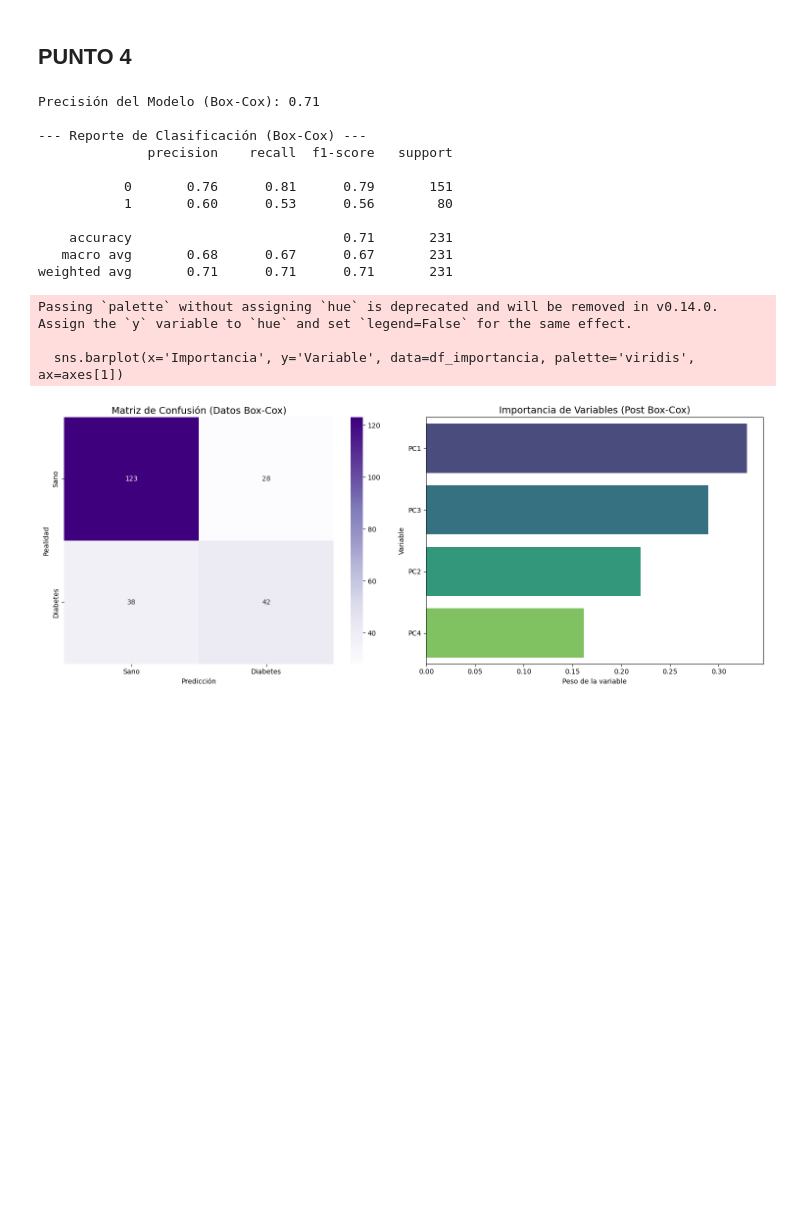
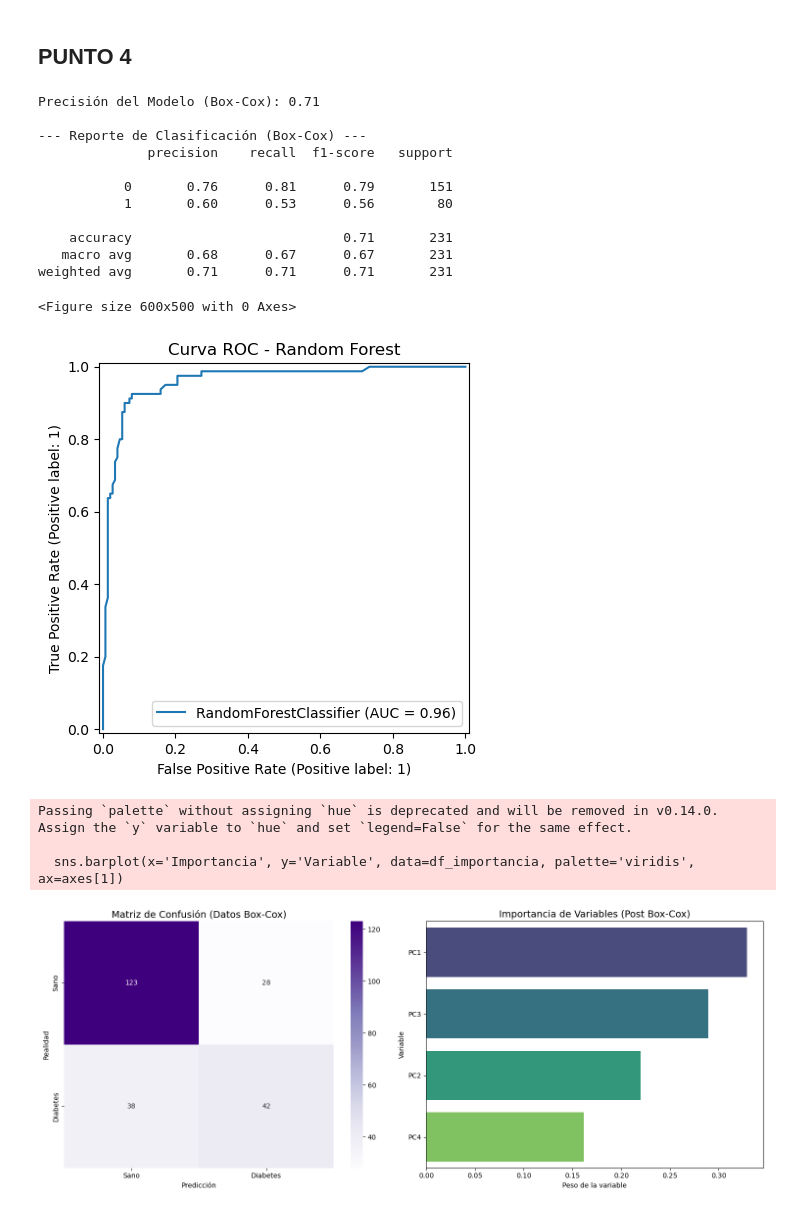
Before and after one commit to JeroXx11/Proyecto-3, a Jupyter notebook: Proyecto3.ipynb, the cells around one changed output. Saved outputs shown, nothing was run; the diff lists cells and outputs as text; code cells hidden in the pictures; blank space fills up the shorter version.

```diff
--- a/Proyecto3.ipynb
+++ b/Proyecto3.ipynb
@@ -443,7 +443,7 @@ display(df_final)
 # %% [markdown]
 ## PUNTO 4 ##
 # %%
-# --- PUNTO 3: MODELO DE CLASIFICACIÓN (Random Forest) ---
+# --- PUNTO 4: MODELO DE CLASIFICACIÓN (Random Forest) ---
 # 1. Preparación de los datos
 # Usamos las variables transformadas (_boxcox)
 vars_boxcox = ['PC1', 'PC2', 'PC3', 'PC4',]
@@ -461,13 +461,20 @@ rf_boxcox_model.fit(X_train, y_train)
 # 3. Predicciones
 y_pred_boxcox = rf_boxcox_model.predict(X_test)
 
-# --- RESULTADOS PARA TU ARTÍCULO ---
+# --- RESULTADOS ---
 
 # A. Métricas Numéricas
 acc_boxcox = accuracy_score(y_test, y_pred_boxcox)
 print(f"Precisión del Modelo (Box-Cox): {acc_boxcox:.2f}")
 print("\n--- Reporte de Clasificación (Box-Cox) ---")
 print(classification_report(y_test, y_pred_boxcox))
+
+# Curva ROC
+# ------------------------------------------------------------
+plt.figure(figsize=(6,5))
+RocCurveDisplay.from_estimator(rf, X_test, y_test)
+plt.title("Curva ROC - Random Forest")
+plt.show()
 
 # B. Gráficos Comparativos
 fig, axes = plt.subplots(1, 2, figsize=(15, 6))
@@ -476,34 +483,36 @@ fig, axes = plt.subplots(1, 2, figsize=(15, 6))
 cm = confusion_matrix(y_test, y_pred_boxcox)
 sns.heatmap(cm, annot=True, fmt='d', cmap='Purples', ax=axes[0],
             xticklabels=['Sano', 'Diabetes'], yticklabels=['Sano', 'Diabetes'])
 axes[0].set_title('Matriz de Confusión (Datos Box-Cox)', fontsize=14)
 axes[0].set_xlabel('Predicción')
 axes[0].set_ylabel('Realidad')
 
 # Gráfico 2: Importancia de las Variables
 importancias = rf_boxcox_model.feature_importances_
 df_importancia = pd.DataFrame({'Variable': vars_boxcox, 'Importancia': importancias})
 df_importancia = df_importancia.sort_values('Importancia', ascending=False)
 
 sns.barplot(x='Importancia', y='Variable', data=df_importancia, palette='viridis', ax=axes[1])
 axes[1].set_title('Importancia de Variables (Post Box-Cox)', fontsize=14)
 axes[1].set_xlabel('Peso de la variable')
 
 plt.tight_layout()
 plt.show()
 # %% [output]
 Precisión del Modelo (Box-Cox): 0.71
 
 --- Reporte de Clasificación (Box-Cox) ---
               precision    recall  f1-score   support
 
            0       0.76      0.81      0.79       151
            1       0.60      0.53      0.56        80
 
     accuracy                           0.71       231
    macro avg       0.68      0.67      0.67       231
 weighted avg       0.71      0.71      0.71       231
-Passing `palette` without assigning `hue` is deprecated and will be removed in v0.14.0. Assign the `y` variable to `hue` and set `legend=False` for the same effect.
-
-  sns.barplot(x='Importancia', y='Variable', data=df_importancia, palette='viridis', ax=axes[1])
+<Figure size 600x500 with 0 Axes>
-[figure, old version]
+[figure, new version]
+Passing `palette` without assigning `hue` is deprecated and will be removed in v0.14.0. Assign the `y` variable to `hue` and set `legend=False` for the same effect.
+
+  sns.barplot(x='Importancia', y='Variable', data=df_importancia, palette='viridis', ax=axes[1])
+[figure, added]
```
Also changed, not shown: parts of 1 cell of this notebook.
